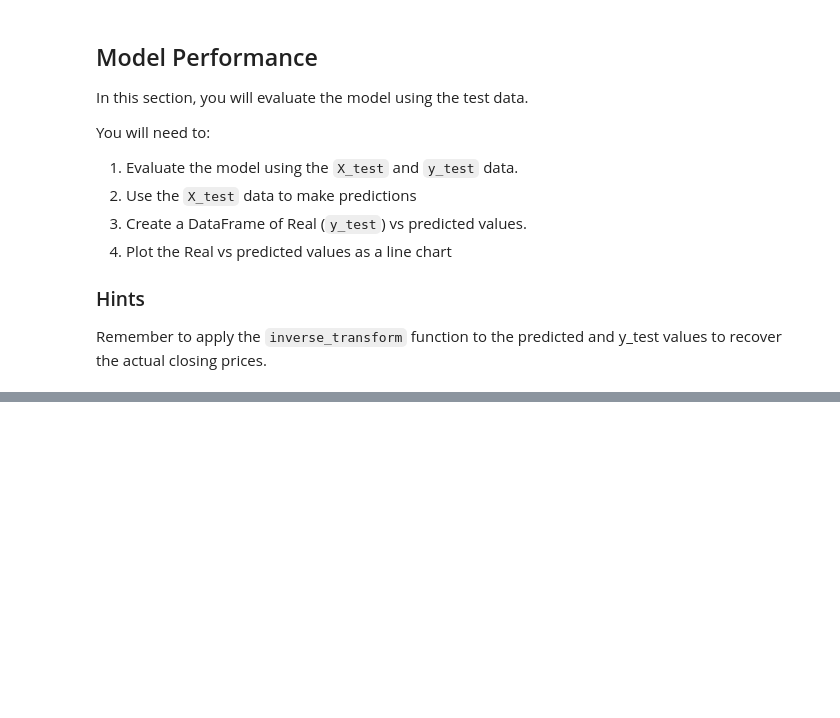
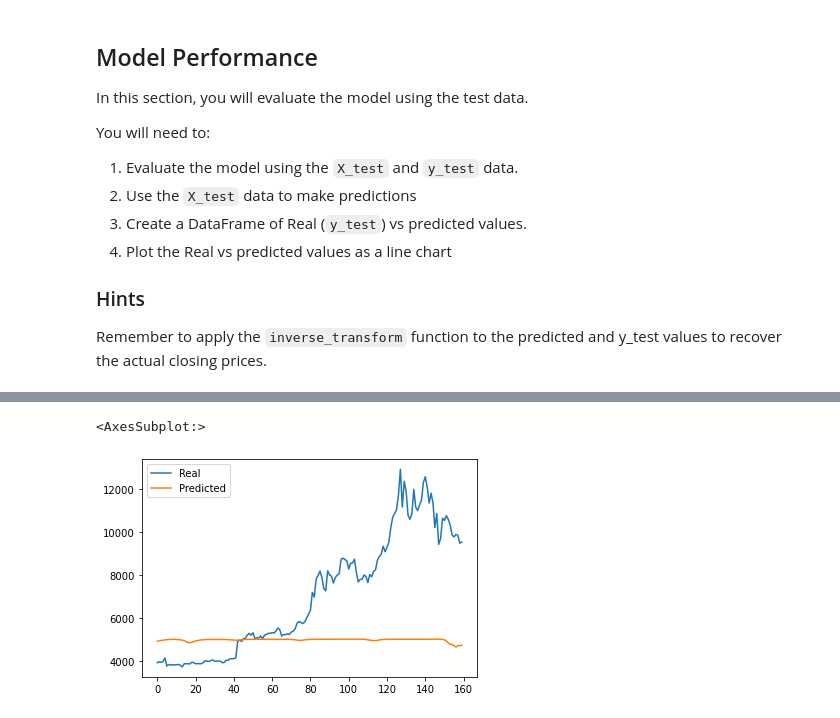
Before and after one commit to tyedem/LSTM_Stock_Predictor, a Jupyter notebook: lstm_stock_predictor_fng.ipynb, the cells around one changed output, grey strips where cells are left out. Saved outputs shown, nothing was run; the diff lists cells and outputs as text; code cells hidden in the pictures; blank space fills up the shorter version.

Commit message:
Explore tuning LSTM parameters

```diff
--- a/lstm_stock_predictor_fng.ipynb
+++ b/lstm_stock_predictor_fng.ipynb
@@ -321,0 +319,10 @@ stocks.plot()
+# %%
+#Save model 1 to CSV - window_size = 10 and dropout_fraction = 0.2, batch_size = 1, epochs = 10
+# from pathlib import Path
+# file_path = Path('LSTM_models/model_1.csv')
+# stocks.to_csv(file_path)
+model_1 = pd.read_csv('LSTM_models/model_1.csv')
+model_1.plot()
+# %% [output]
+<AxesSubplot:>
+[figure, added]
```
Also changed, not shown: parts of 10 cells of this notebook.
